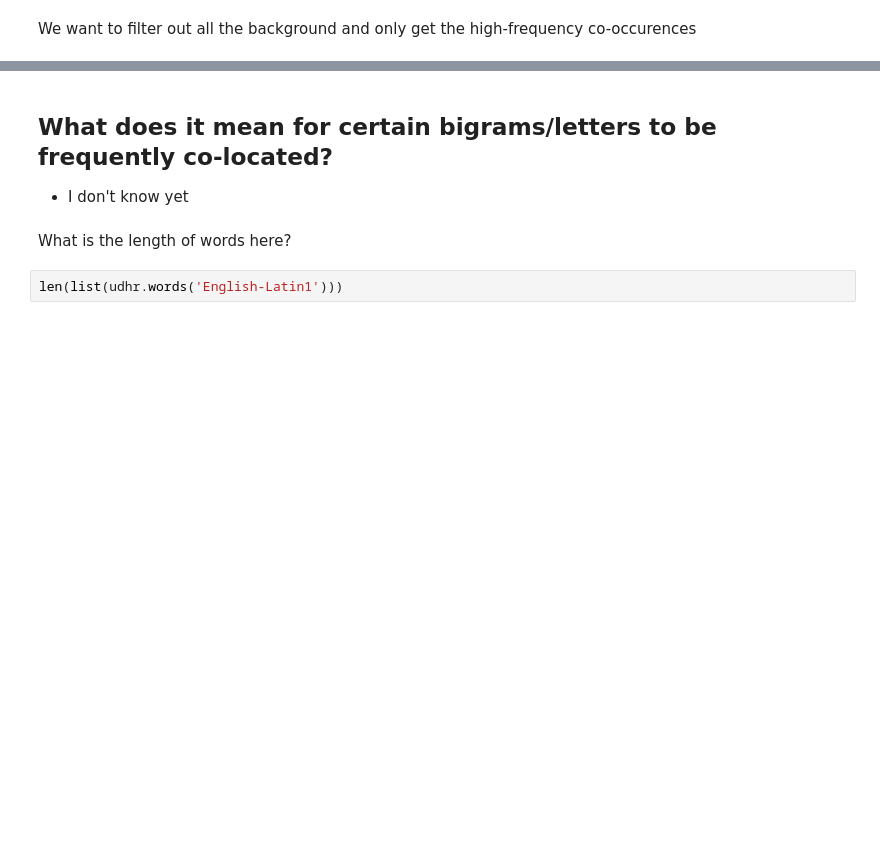
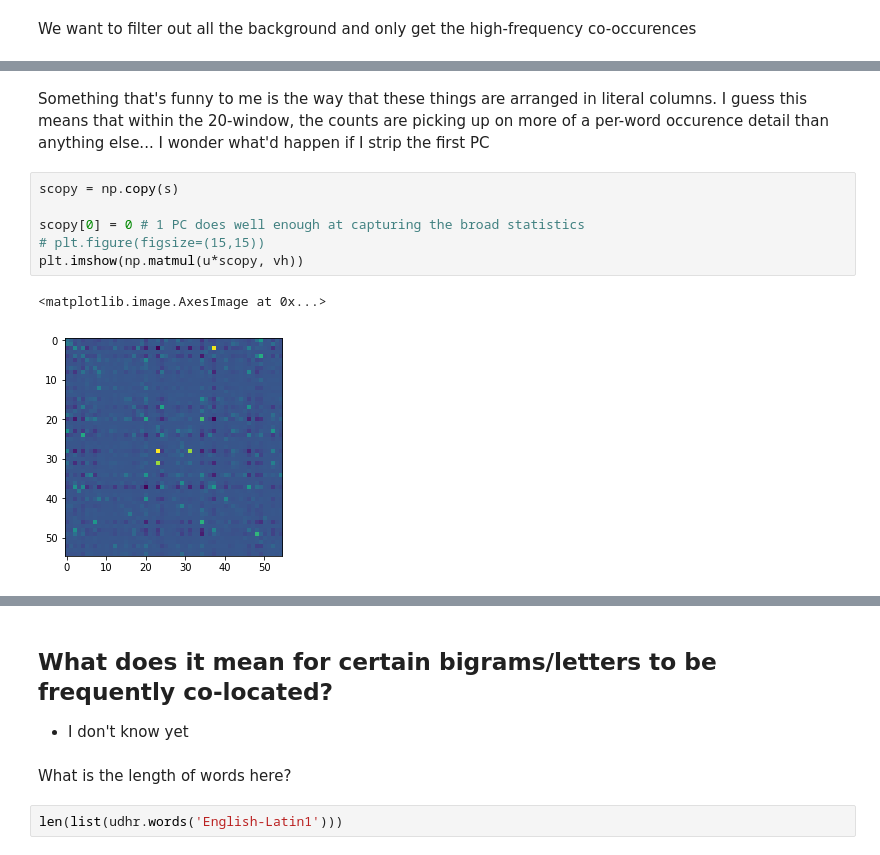
Before and after one commit to mwufi/voynich, a Jupyter notebook: 3 Words and their Co-occurences.ipynb, the cells around one changed output, grey strips where cells are left out. Saved outputs shown, nothing was run; the diff lists cells and outputs as text; blank space fills up the shorter version.

Commit message:
what do co-occurences mean?

```diff
--- a/3 Words and their Co-occurences.ipynb
+++ b/3 Words and their Co-occurences.ipynb
@@ -114,0 +132,11 @@ _ = plt.imshow(new_stuff)
+# %% [markdown]
+Something that's funny to me is the way that these things are arranged in literal columns. I guess this means that within the 20-window, the counts are picking up on more of a per-word occurence detail than anything else... I wonder what'd happen if I strip the first PC
+# %%
+scopy = np.copy(s)
+
+scopy[0] = 0 # 1 PC does well enough at capturing the broad statistics
+# plt.figure(figsize=(15,15))
+plt.imshow(np.matmul(u*scopy, vh))
+# %% [output]
+<matplotlib.image.AxesImage at 0x...>
+[figure, added]
```
Also changed, not shown: parts of 15 cells of this notebook.
